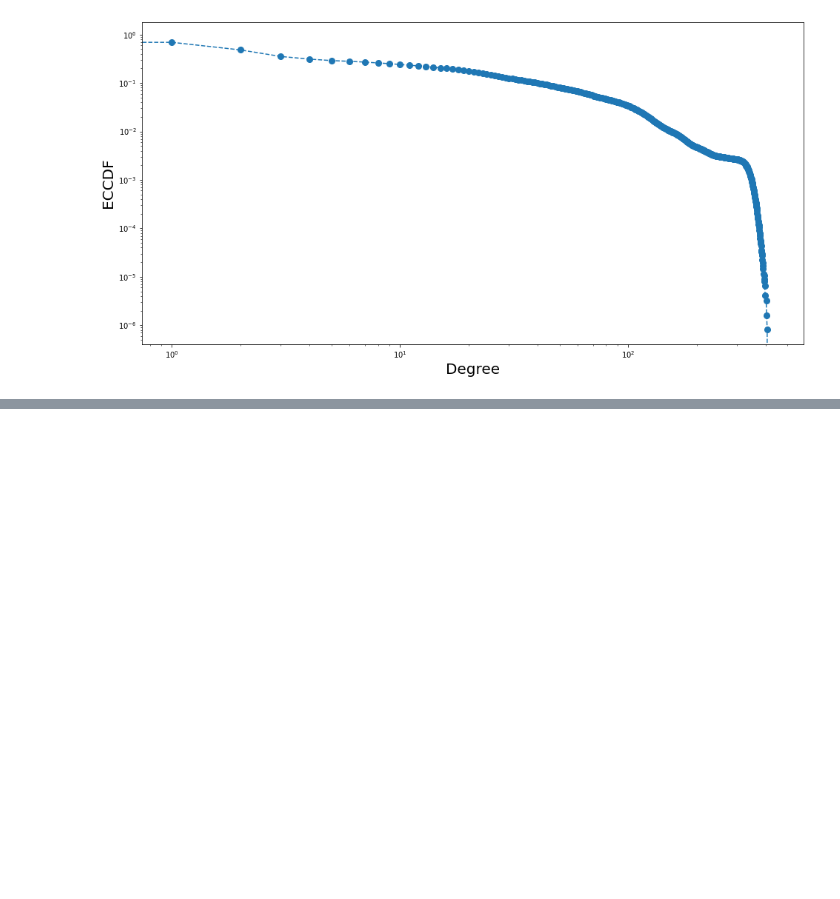
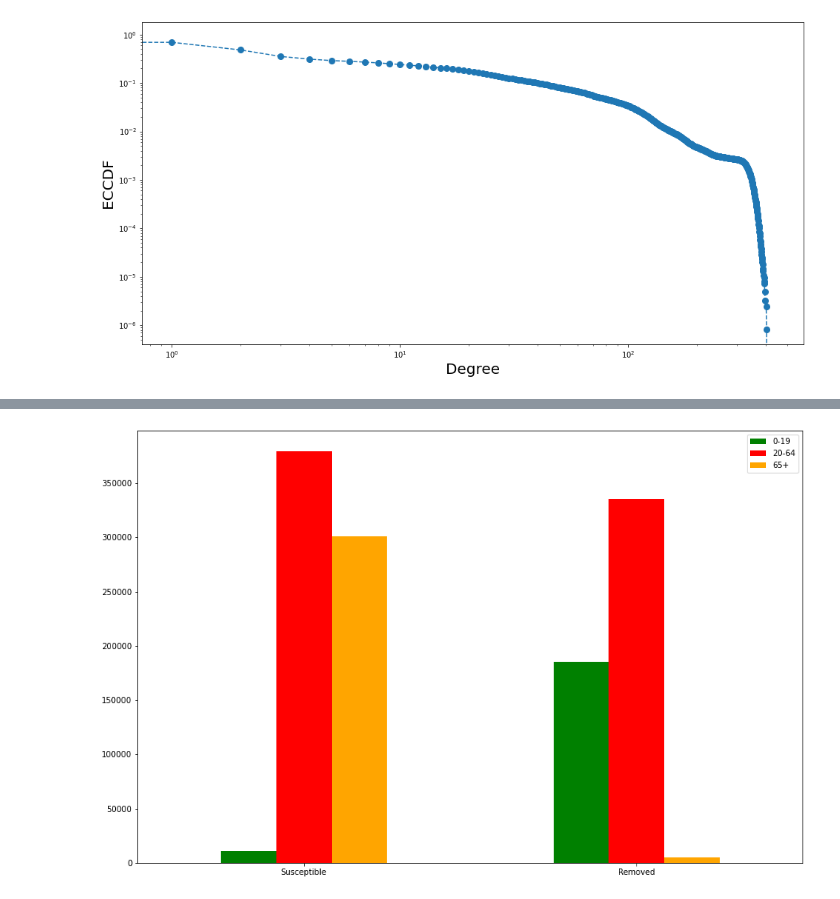
Before and after one commit to freshgiammi/Tesi, a Jupyter notebook: Tesi.ipynb, the cells around one changed output, grey strips where cells are left out. Saved outputs shown, nothing was run; the diff lists cells and outputs as text; code cells hidden in the pictures; blank space fills up the shorter version.

```diff
--- a/Tesi.ipynb
+++ b/Tesi.ipynb
@@ -164,0 +206,10 @@ for iter in iterations:
+# %%
+c1 = [giovani_p[0],giovani_p[5]]
+c2 = [attivi_p[0], attivi_p[5]]
+c3 = [anziani_p[0], anziani_p[5]]
+
+index = ['Susceptible', 'Removed']
+df = pd.DataFrame({'0-19': c1, '20-64': c2, '65+': c3}, index=index)
+ax = df.plot.bar(rot=0, color={"0-19": "green", "20-64": "red", "65+":"orange"})
+# %% [output]
+[figure, added]
```
Also changed, not shown: parts of 7 cells of this notebook.
